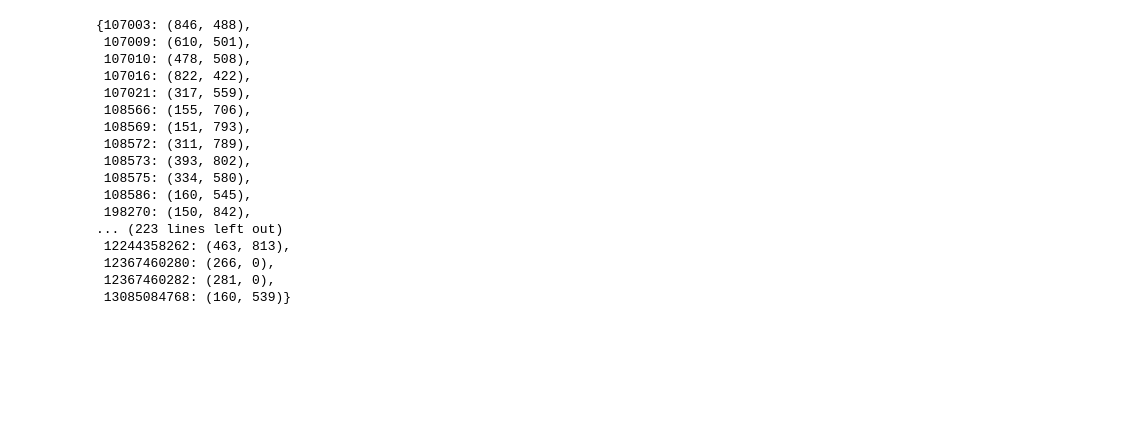
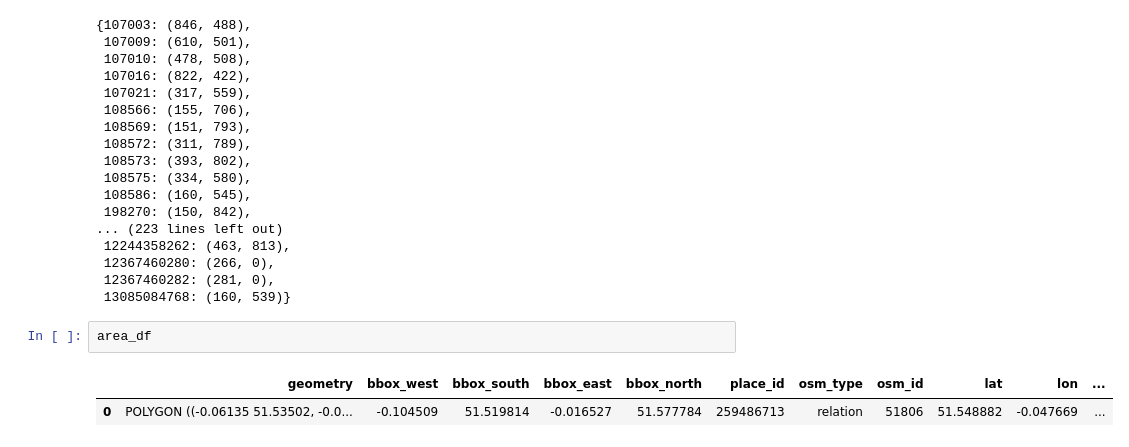
Before and after one commit to tasinislam21/Fleet-Simulation, a Jupyter notebook: Graphs and Networks.ipynb, the cells around one changed output. Saved outputs shown, nothing was run; the diff lists cells and outputs as text; blank space fills up the shorter version.

```diff
--- a/Graphs and Networks.ipynb
+++ b/Graphs and Networks.ipynb
@@ -108,3 +98,8 @@ node_positions
  12367460280: (266, 0),
  12367460282: (281, 0),
  13085084768: (160, 539)}
+# %%
+area_df
+# %% [output]
+|  | geometry | bbox_west | bbox_south | bbox_east | bbox_north | place_id | osm_type | osm_id | lat | lon | ... |
+| 0 | POLYGON ((-0.06135 51.53502, -0.0... | -0.104509 | 51.519814 | -0.016527 | 51.577784 | 259486713 | relation | 51806 | 51.548882 | -0.047669 | ... |
```
Also changed, not shown: parts of 8 cells of this notebook, 2 other files.
